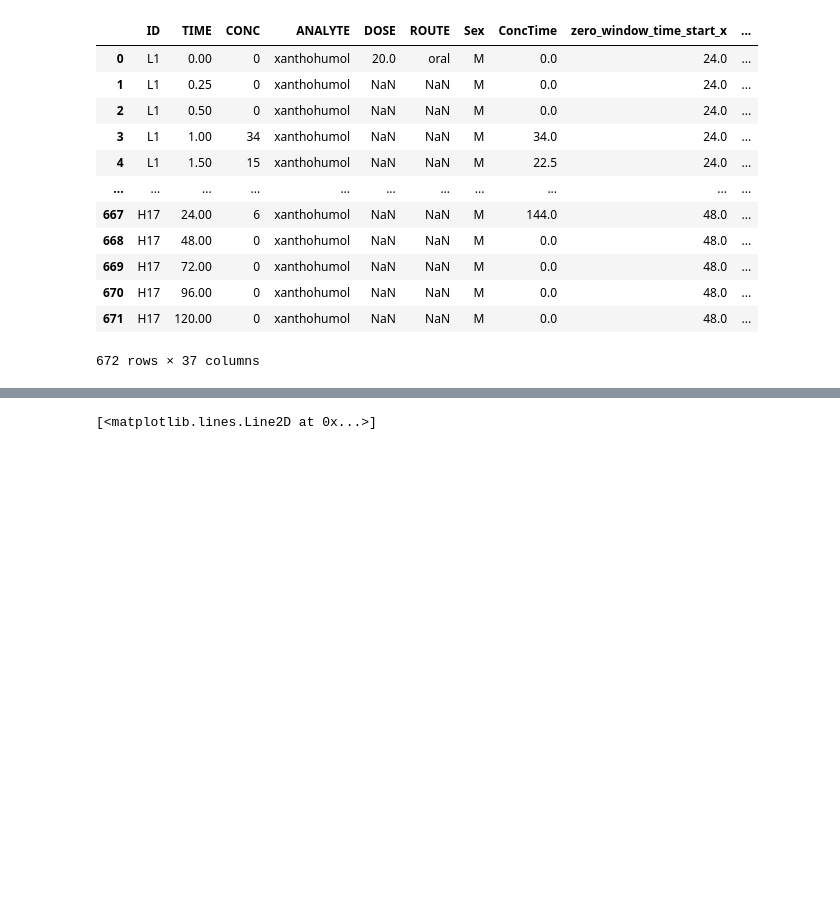
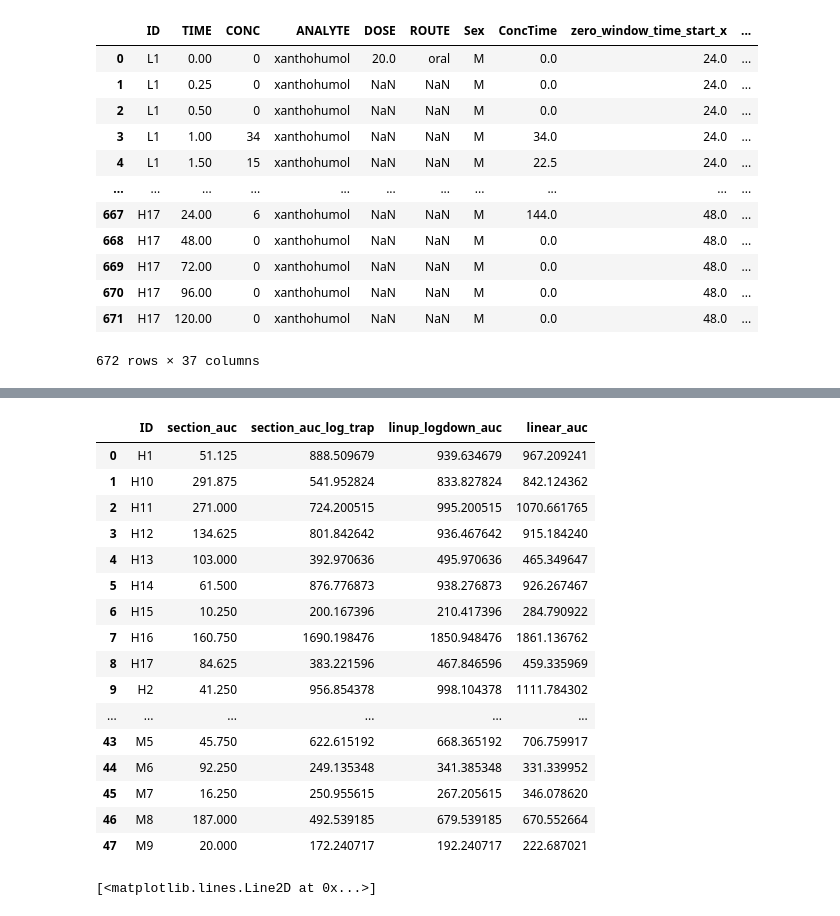
Before and after one commit to kelleyjbrady/NiceODE, a Jupyter notebook: NCA_demo.ipynb, the cells around one changed output, grey strips where cells are left out. Saved outputs shown, nothing was run; the diff lists cells and outputs as text; code cells hidden in the pictures; blank space fills up the shorter version.

```diff
--- a/NCA_demo.ipynb
+++ b/NCA_demo.ipynb
@@ -297,5 +358,6 @@ aumcs_res = tmp.groupby('ID')[['section_auc_log_trap', 'section_auc']].sum().res
 # %%
 def calculate_auc_from_sections(df):
+    df = df.copy()
     f1 = df['time_start'] < df['zero_window_time_start']
     f2 = auc_df['time_end'] < df['zero_window_time_start']
     f3 = (df['time_start'] < df['zero_window_time_start']) & (df['time_end'] == np.inf)
@@ -314,6 +376,27 @@ def calculate_auc_from_sections(df):
     tmp = linear_up.merge(log_down, how = 'left', on = 'ID')
     tmp['linup_logdown_auc'] = tmp['section_auc'] + tmp['section_auc_log_trap']
     return tmp.merge(linear_only_auc, how = 'left', on = 'ID').copy()
+# %%
+auc_res_2 = calculate_auc_from_sections(auc_df)
+auc_res_2
+# %% [output]
+|  | ID | section_auc | section_auc_log_trap | linup_logdown_auc | linear_auc |
+| 0 | H1 | 51.125 | 888.509679 | 939.634679 | 967.209241 |
+| 1 | H10 | 291.875 | 541.952824 | 833.827824 | 842.124362 |
+| 2 | H11 | 271.000 | 724.200515 | 995.200515 | 1070.661765 |
+| 3 | H12 | 134.625 | 801.842642 | 936.467642 | 915.184240 |
+| 4 | H13 | 103.000 | 392.970636 | 495.970636 | 465.349647 |
+| 5 | H14 | 61.500 | 876.776873 | 938.276873 | 926.267467 |
+| 6 | H15 | 10.250 | 200.167396 | 210.417396 | 284.790922 |
+| 7 | H16 | 160.750 | 1690.198476 | 1850.948476 | 1861.136762 |
+| 8 | H17 | 84.625 | 383.221596 | 467.846596 | 459.335969 |
+| 9 | H2 | 41.250 | 956.854378 | 998.104378 | 1111.784302 |
+| ... | ... | ... | ... | ... | ... |
+| 43 | M5 | 45.750 | 622.615192 | 668.365192 | 706.759917 |
+| 44 | M6 | 92.250 | 249.135348 | 341.385348 | 331.339952 |
+| 45 | M7 | 16.250 | 250.955615 | 267.205615 | 346.078620 |
+| 46 | M8 | 187.000 | 492.539185 | 679.539185 | 670.552664 |
+| 47 | M9 | 20.000 | 172.240717 | 192.240717 | 222.687021 |
 # %%
 f1 = auc_df['time_start'] < auc_df['zero_window_time_start']
 f2 = auc_df['time_end'] < auc_df['zero_window_time_start']
```
Also changed, not shown: parts of 3 cells of this notebook, 1 other file.
